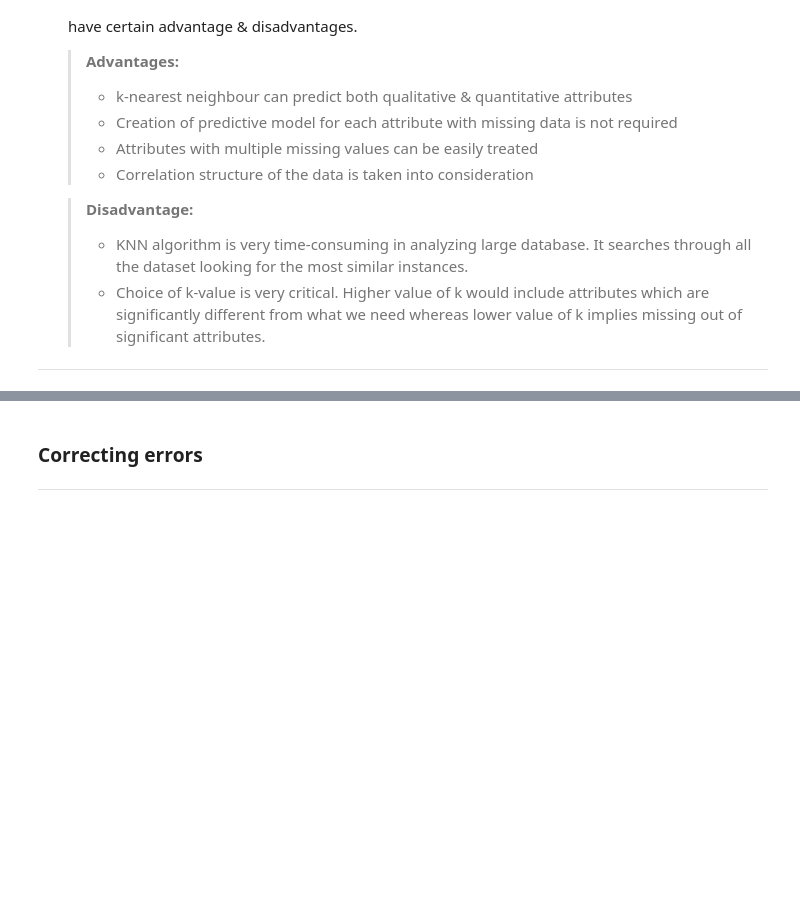
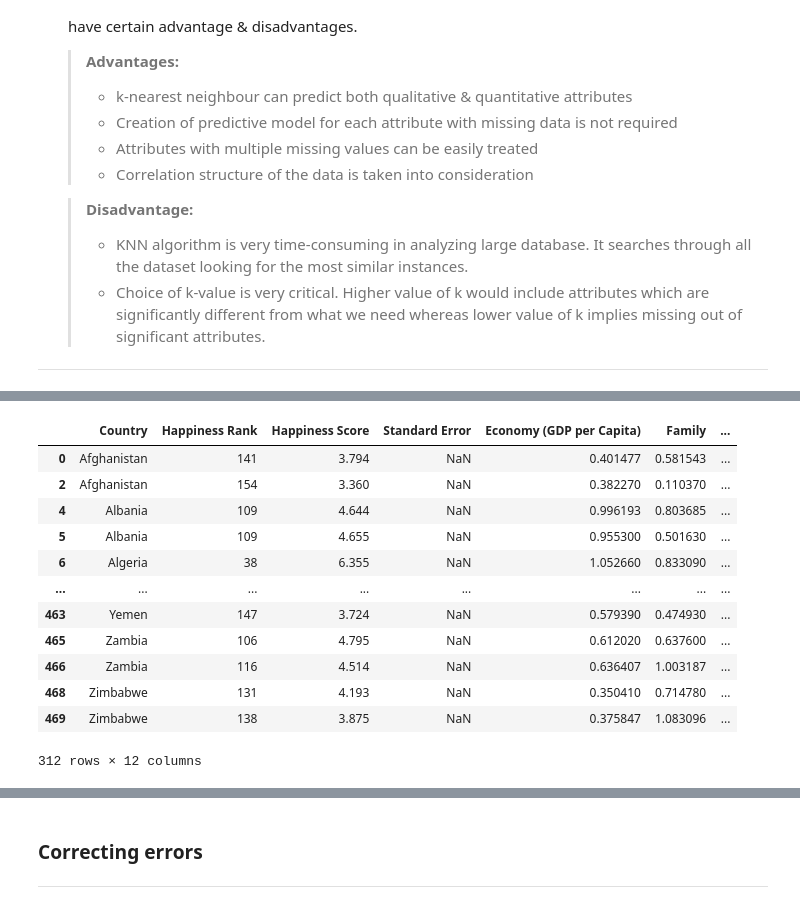
Before and after one commit to ghadaMhammed/Usecase-2, a Jupyter notebook: EDA explain template.ipynb, the cells around one changed output, grey strips where cells are left out. Cells and saved outputs as stored; diff of their text form; code cells hidden in the pictures; blank space fills up the shorter version.

```diff
--- a/EDA explain template.ipynb
+++ b/EDA explain template.ipynb
@@ -557,0 +599,3 @@ To avoid:
+# %%
+# combine the year columns into a new 'year' column
+merged_df['Year'] = merged_df[['Year_2015', 'Year_2016', 'Year_2017']].bfill(axis=1).iloc[:, 0]
@@ -557,0 +611,2 @@ To avoid:
+# %%
+merged_df.drop(['Year_2015','Year_2016','Year_2017'],axis=1,inplace=True)
@@ -557,0 +622,17 @@ To avoid:
+# %%
+mask = merged_df['Standard Error'].isnull()
+merged_df[mask]
+# %% [output]
+|  | Country | Happiness Rank | Happiness Score | Standard Error | Economy (GDP per Capita) | Family | ... |
+| 0 | Afghanistan | 141 | 3.794 | NaN | 0.401477 | 0.581543 | ... |
+| 2 | Afghanistan | 154 | 3.360 | NaN | 0.382270 | 0.110370 | ... |
+| 4 | Albania | 109 | 4.644 | NaN | 0.996193 | 0.803685 | ... |
+| 5 | Albania | 109 | 4.655 | NaN | 0.955300 | 0.501630 | ... |
+| 6 | Algeria | 38 | 6.355 | NaN | 1.052660 | 0.833090 | ... |
+| ... | ... | ... | ... | ... | ... | ... | ... |
+| 463 | Yemen | 147 | 3.724 | NaN | 0.579390 | 0.474930 | ... |
+| 465 | Zambia | 106 | 4.795 | NaN | 0.612020 | 0.637600 | ... |
+| 466 | Zambia | 116 | 4.514 | NaN | 0.636407 | 1.003187 | ... |
+| 468 | Zimbabwe | 131 | 4.193 | NaN | 0.350410 | 0.714780 | ... |
+| 469 | Zimbabwe | 138 | 3.875 | NaN | 0.375847 | 1.083096 | ... |
+312 rows × 12 columns
```
Also changed, not shown: parts of 13 cells of this notebook.
